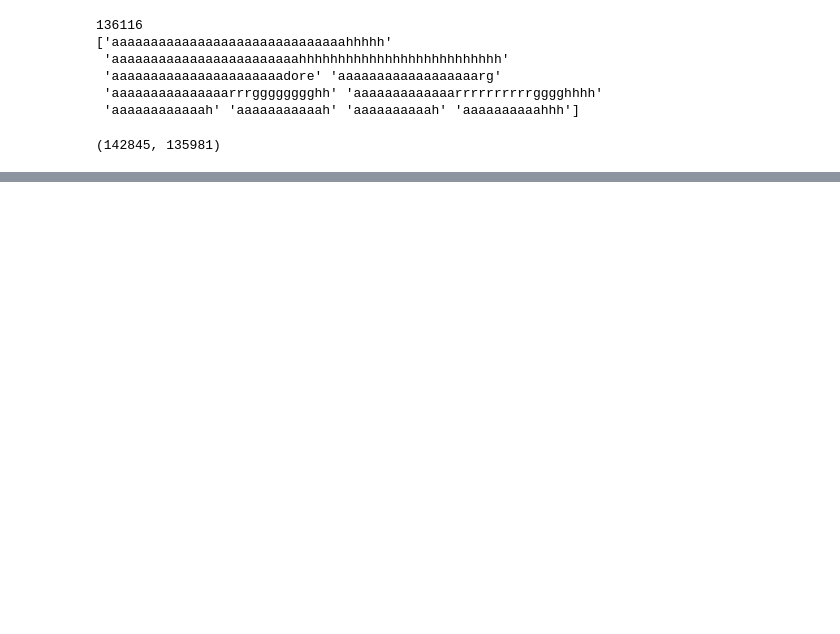
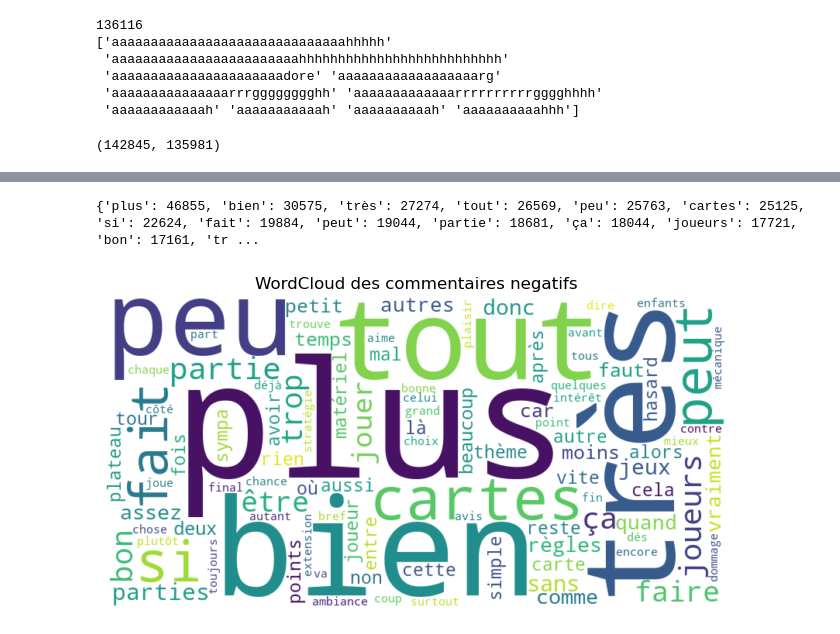
Before and after one commit to BidoElguindy/PLDAC-RECO, a Jupyter notebook: analyse_commentaire.ipynb, the cells around one changed output, grey strips where cells are left out. Cells and saved outputs as stored; diff of their text form; code cells hidden in the pictures; blank space fills up the shorter version.

```diff
--- a/analyse_commentaire.ipynb
+++ b/analyse_commentaire.ipynb
@@ -892,0 +1205,20 @@ sns.heatmap(cm, annot=True, fmt='d', cmap='Blues',
+# %%
+# word cloud des mots negatifs
+word_freq_neg = np.asarray(X_negatif.sum(axis=0)).flatten()
+vocab_neg = vectorizer_neg.get_feature_names_out()
+
+# Trier par fréquence décroissante
+sorted_indices = np.argsort(word_freq_neg)[::-1]
+top_100_words_neg = {vocab_neg[i]: word_freq_neg[i] for i in sorted_indices[:100]}
+print(top_100_words_neg)
+
+# Afficher le word cloud
+wordcloud = WordCloud(width=800, height=400, background_color="white").generate_from_frequencies(top_100_words_neg)
+plt.figure(figsize=(8, 5))
+plt.imshow(wordcloud, interpolation="bilinear")
+plt.title("WordCloud des commentaires negatifs")
+plt.axis("off")
+plt.show()
+# %% [output]
+{'plus': 46855, 'bien': 30575, 'très': 27274, 'tout': 26569, 'peu': 25763, 'cartes': 25125, 'si': 22624, 'fait': 19884, 'peut': 19044, 'partie': 18681, 'ça': 18044, 'joueurs': 17721, 'bon': 17161, 'tr ...
+[figure, added]
```
Also changed, not shown: parts of 114 cells of this notebook.
